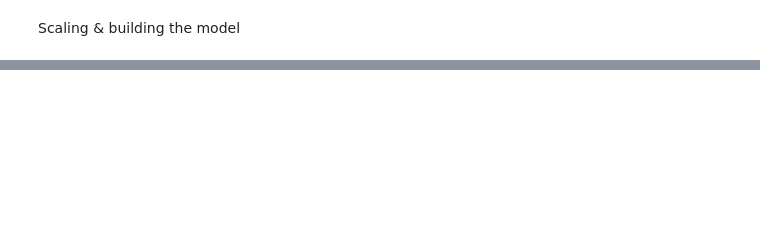
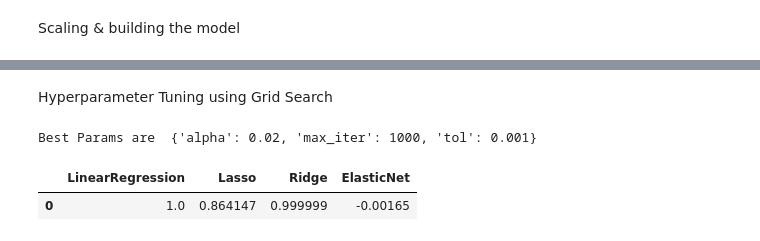
Before and after one commit to KenaMuigai/dataScienceEvaluation, a Jupyter notebook: Datascience_evaluation.ipynb, the cells around one changed output, grey strips where cells are left out. Saved outputs shown, nothing was run; the diff lists cells and outputs as text; code cells hidden in the pictures; blank space fills up the shorter version.

```diff
--- a/Datascience_evaluation.ipynb
+++ b/Datascience_evaluation.ipynb
@@ -359,0 +421,21 @@ np.array(features)[importance == 0]
+# %% [markdown]
+Hyperparameter Tuning using Grid Search
+# %%
+for i in models:
+  regressor = models[i]
+  if i == 'Lasso':
+    lasso_params = {'alpha':[0.02, 0.024, 0.025, 0.026, 0.03],'max_iter':[1000,1100,2000],'tol':[0.001,0.0001,0.000001]}
+    grid = GridSearchCV(regressor,param_grid=lasso_params,cv=2,n_jobs=-1)
+    results = grid.fit(X_train,y_train)
+    print("Best Params are ", results.best_params_)
+    #accuracy = results.score(X_test,y_test)
+    accuracy=results.best_score_
+  else:
+    c_validated = cross_val_score(regressor,X_train,y_train,cv=kfold)
+    accuracy = c_validated.mean()
+  result[i]=[accuracy]
+pd.DataFrame(result)
+# %% [output]
+Best Params are  {'alpha': 0.02, 'max_iter': 1000, 'tol': 0.001}
+|  | LinearRegression | Lasso | Ridge | ElasticNet |
+| 0 | 1.0 | 0.864147 | 0.999999 | -0.00165 |
```
Also changed, not shown: parts of 36 cells of this notebook.
